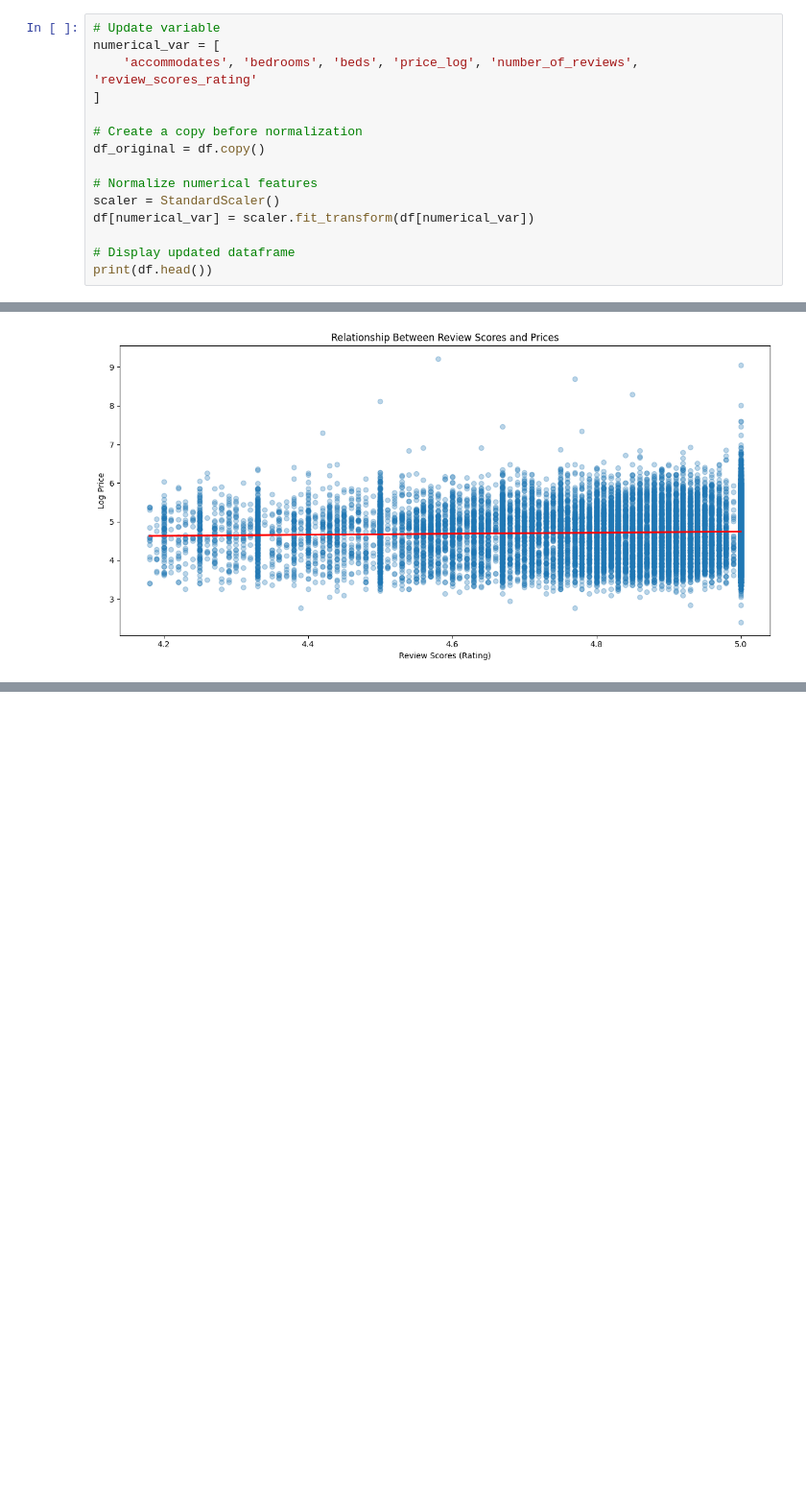
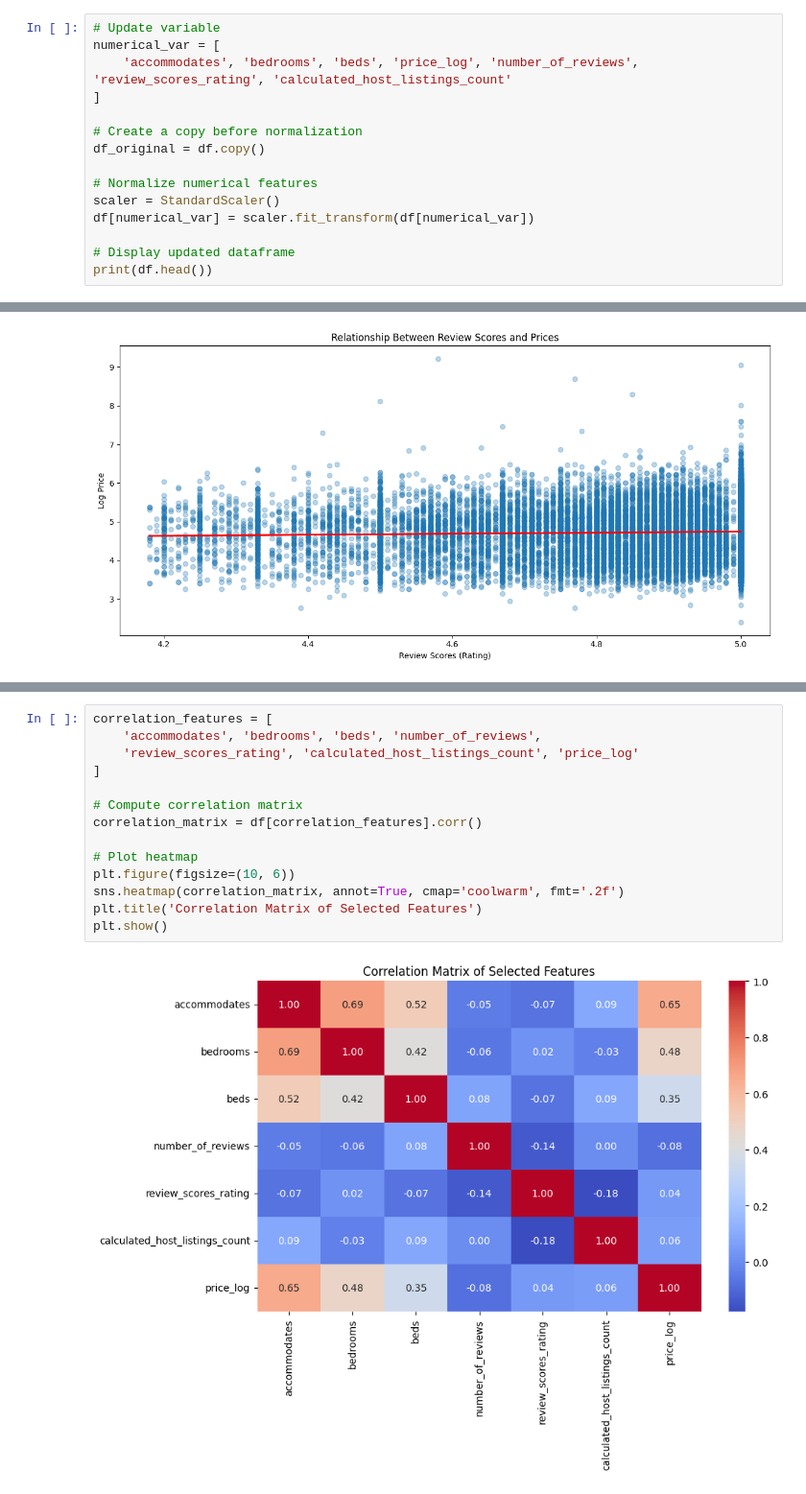
Before and after one commit to FP2003/AirBnB-Price-Prediction-System, a Jupyter notebook: fp100_jh851_solution.ipynb, the cells around one changed output, grey strips where cells are left out. Shown: that part at 96% size. Cells and saved outputs as stored; diff of their text form; blank space fills up the shorter version.

Commit message:
added matrix to see strongest and weakest correlation

```diff
--- a/fp100_jh851_solution.ipynb
+++ b/fp100_jh851_solution.ipynb
@@ -153,7 +153,7 @@ df['price_log'] = np.log1p(df['price'])
 # %%
 # Update variable
 numerical_var = [
-    'accommodates', 'bedrooms', 'beds', 'price_log', 'number_of_reviews', 'review_scores_rating'
+    'accommodates', 'bedrooms', 'beds', 'price_log', 'number_of_reviews', 'review_scores_rating', 'calculated_host_listings_count'
 ]
 
 # Create a copy before normalization
@@ -242,0 +267,16 @@ plt.show()
+# %%
+correlation_features = [
+    'accommodates', 'bedrooms', 'beds', 'number_of_reviews',
+    'review_scores_rating', 'calculated_host_listings_count', 'price_log'
+]
+
+# Compute correlation matrix
+correlation_matrix = df[correlation_features].corr()
+
+# Plot heatmap
+plt.figure(figsize=(10, 6))
+sns.heatmap(correlation_matrix, annot=True, cmap='coolwarm', fmt='.2f')
+plt.title('Correlation Matrix of Selected Features')
+plt.show()
+# %% [output]
+[figure, added]
```
Also changed, not shown: parts of 5 cells of this notebook.
